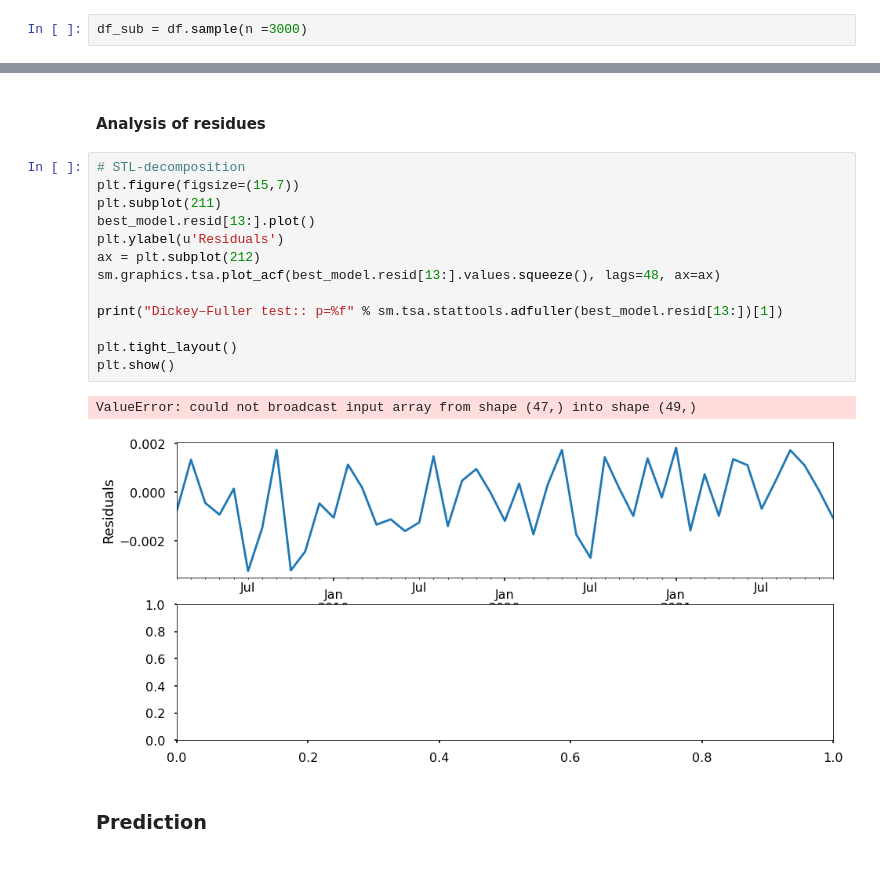
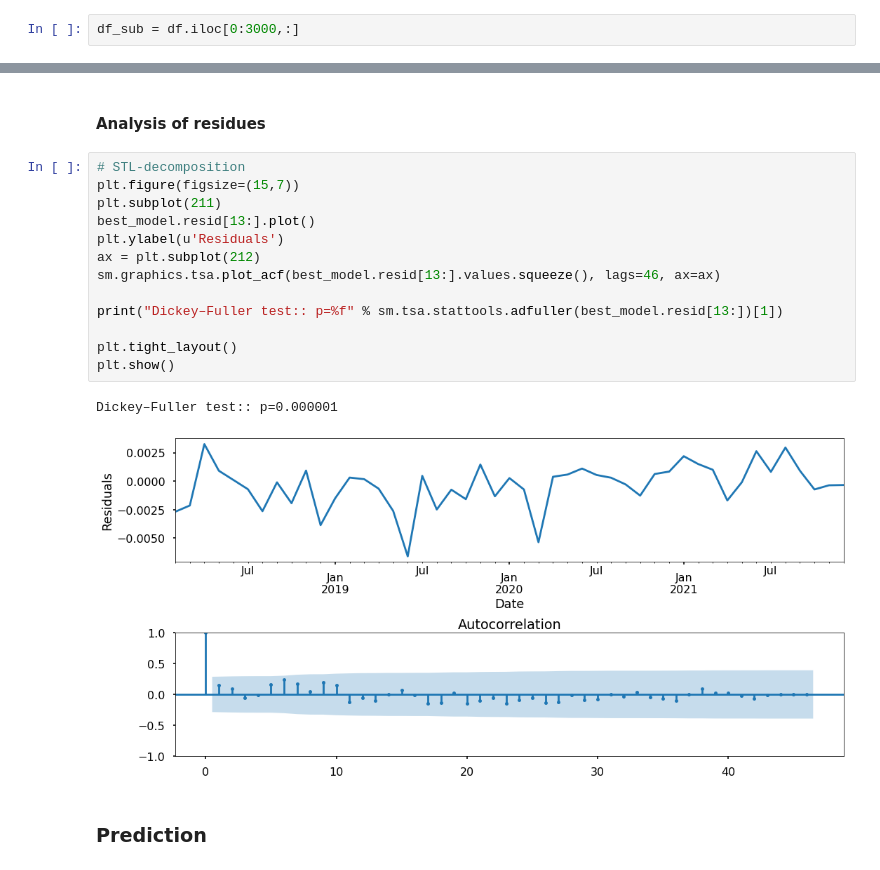
Before and after one commit to Martinszy007/JPX_Tokyo_Stock_Exchange_Prediction, a Jupyter notebook: notebooks/feature_engineering_arima_model.ipynb, the cells around one changed output, grey strips where cells are left out. Cells and saved outputs as stored; diff of their text form.

```diff
--- a/notebooks/feature_engineering_arima_model.ipynb
+++ b/notebooks/feature_engineering_arima_model.ipynb
@@ -236,7 +250,7 @@ df.sample(10)
 # %% [markdown]
 #### Subset of Main dataset
 # %%
-df_sub = df.sample(n =3000)
+df_sub = df.iloc[0:3000,:]
 # %%
 df_sub.shape
 # %% [output]
@@ -547,19 +599,19 @@ Warnings:
 # %%
 # STL-decomposition
 plt.figure(figsize=(15,7))
 plt.subplot(211)
 best_model.resid[13:].plot()
 plt.ylabel(u'Residuals')
 ax = plt.subplot(212)
-sm.graphics.tsa.plot_acf(best_model.resid[13:].values.squeeze(), lags=48, ax=ax)
+sm.graphics.tsa.plot_acf(best_model.resid[13:].values.squeeze(), lags=46, ax=ax)
 
 print("Dickey–Fuller test:: p=%f" % sm.tsa.stattools.adfuller(best_model.resid[13:])[1])
 
 plt.tight_layout()
 plt.show()
 # %% [output]
-ValueError: could not broadcast input array from shape (47,) into shape (49,)
+Dickey–Fuller test:: p=0.000001
-[figure, old version]
+[figure, new version]
 # %% [markdown]
 ### Prediction
 # %%
```
Also changed, not shown: parts of 20 cells of this notebook, 1 other file.
